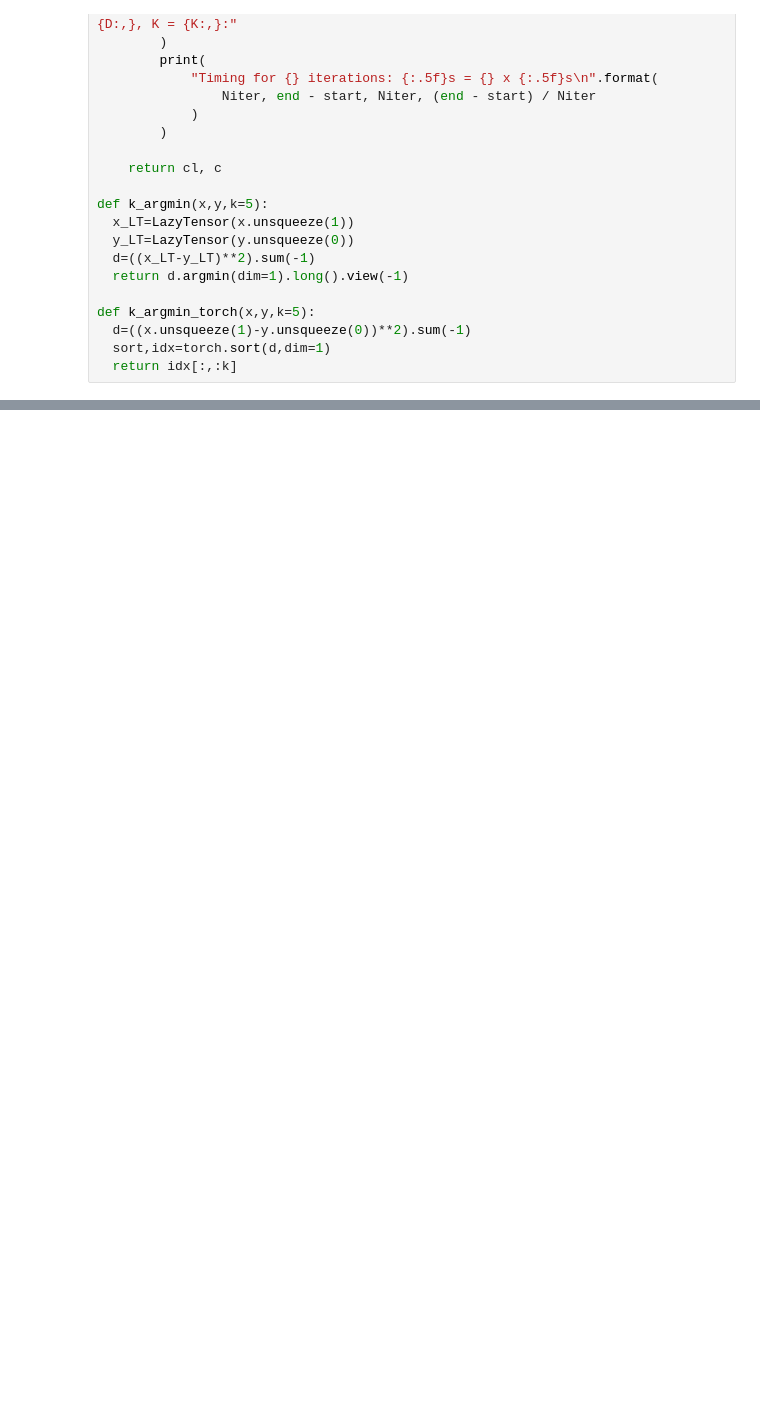
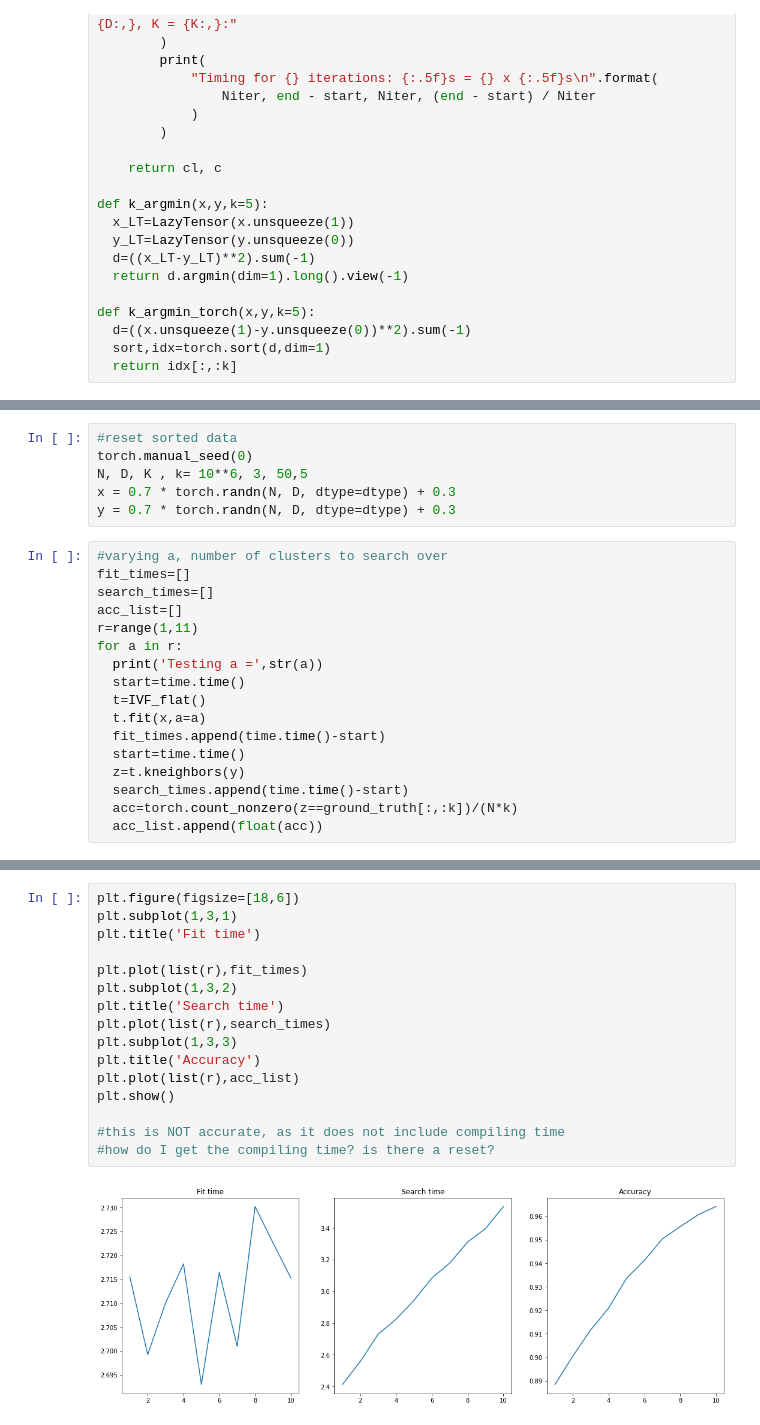
Before and after one commit to huddyyeo/keops_project, a Jupyter notebook: KNN/ivf_functional.ipynb, the cells around one changed output, grey strips where cells are left out. Saved outputs shown, nothing was run; the diff lists cells and outputs as text; blank space fills up the shorter version.

```diff
--- a/KNN/ivf_functional.ipynb
+++ b/KNN/ivf_functional.ipynb
@@ -161,0 +202,23 @@ class IVF_flat():
+# %%
+#reset sorted data
+torch.manual_seed(0)
+N, D, K , k= 10**6, 3, 50,5
+x = 0.7 * torch.randn(N, D, dtype=dtype) + 0.3
+y = 0.7 * torch.randn(N, D, dtype=dtype) + 0.3
+# %%
+#varying a, number of clusters to search over
+fit_times=[]
+search_times=[]
+acc_list=[]
+r=range(1,11)
+for a in r:
+  print('Testing a =',str(a))
+  start=time.time()
+  t=IVF_flat()
+  t.fit(x,a=a)
+  fit_times.append(time.time()-start)
+  start=time.time()
+  z=t.kneighbors(y)
+  search_times.append(time.time()-start)
+  acc=torch.count_nonzero(z==ground_truth[:,:k])/(N*k)
+  acc_list.append(float(acc))
@@ -162 +236,19 @@ class IVF_flat():
+# %%
+plt.figure(figsize=[18,6])
+plt.subplot(1,3,1)
+plt.title('Fit time')
+
+plt.plot(list(r),fit_times)
+plt.subplot(1,3,2)
+plt.title('Search time')
+plt.plot(list(r),search_times)
+plt.subplot(1,3,3)
+plt.title('Accuracy')
+plt.plot(list(r),acc_list)
+plt.show()
+
+#this is NOT accurate, as it does not include compiling time
+#how do I get the compiling time? is there a reset?
+# %% [output]
+[figure, added]
 # %%
```
Also changed, not shown: parts of 7 cells of this notebook, 1 other file.
